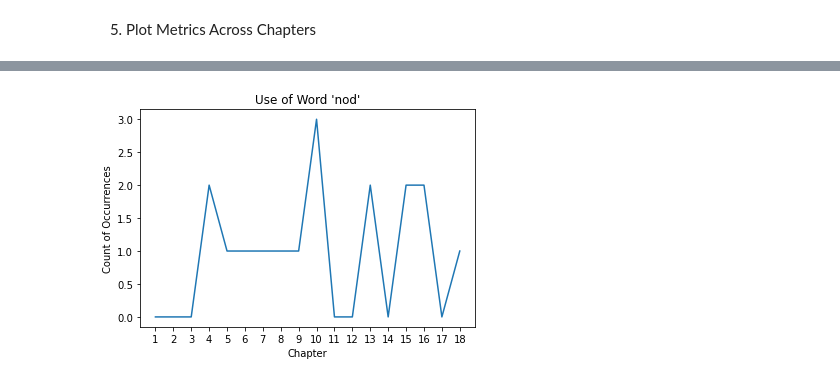
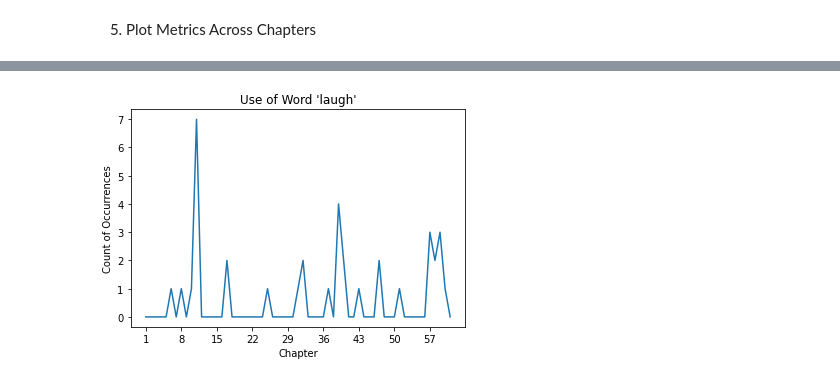
Before and after one commit to afternoonwalsh/py_for_lit, a Jupyter notebook: explore.ipynb, the cells around one changed output, grey strips where cells are left out. Drawn from its saved outputs; the diff is of its cells as text; code cells hidden in the pictures.

```diff
--- a/explore.ipynb
+++ b/explore.ipynb
@@ -466,14 +545,0 @@ chdf1 = chdf1.sort_values('num_chapter')
-# %%
-# Plot the change in sentiment scores across the chapters
-import matplotlib.pyplot as plt
-
-x = chdf1.index
-y = chdf1['polarity']
-x_ticks = chdf1.index
-
-plt.plot(x,y)
-plt.title(label='Average Sentence Sentiment by Chapter')
-plt.xticks(ticks=x_ticks)
-plt.hlines(y=0, xmin=0, xmax=18, linestyle='dashed')
-plt.xlabel('Chapter')
-plt.ylabel('Sentiment Score')
@@ -533,0 +581,8 @@ plot_df = wdf
+# %%
+# Average word count by Chapter
+x_axis = cdf['chapter_int']
+y_axis = cdf['word_ct']
+title = 'Word Count by Chapter'
+xlabel = 'Chapter'
+ylabel = 'Word Count'
+create_line_graph(x_axis, y_axis, title, xlabel, ylabel,'chapter')
@@ -534,10 +591,16 @@ plot_df = wdf
 # %%
 # Define a new function to plot word occurrence on a line graph
-
-def PlotWord(wordlist: list):
-    wordbool = [int(w in wordlist) for w in wdf['word']]
-    plot_df['plot_word'] = wordbool
-    plot_df1 = plot_df.groupby(['num_chapter']).sum()
+def plot_word(wordlist: list, level='chapter'):
+    wordbool = [int(w in wordlist) for w in wdf['word_lem']]
+    wdf['plot_word'] = wordbool
+    if level == 'part':
+        plot_df1 = wdf.groupby(['part']).sum()
+        xlabel = 'Part'
+        bins = 6
+    elif level == 'chapter':
+        plot_df1 = wdf.groupby(['chapter_int']).sum()
+        xlabel = 'Chapter'
+        bins = 10
     x = plot_df1.index
     y = plot_df1['plot_word']
     x_ticks = plot_df1.index
@@ -546,7 +609,8 @@ def PlotWord(wordlist: list):
     plt.plot(x,y)
     titl = "Use of Word '"+wordlist[0]+"'"
     plt.title(titl)
-    plt.xlabel('Chapter')
+    plt.locator_params(nbins=bins)
+    plt.xlabel(xlabel)
     plt.ylabel('Count of Occurrences')
 # %%
 # Plot occurrences of the word "love" (and similar ones) across the chapters
@@ -556,5 +644,5 @@ PlotWord(['love','loved','loves'])
 # %%
 # Plot occurrences of the word "nod" (and similar ones) across the chapters
-PlotWord(['nod','nods','nodded'])
+plot_word(['laugh'])
 # %% [output]
-[figure, old version]
+[figure, new version]
```
Also changed, not shown: parts of 58 cells of this notebook.
